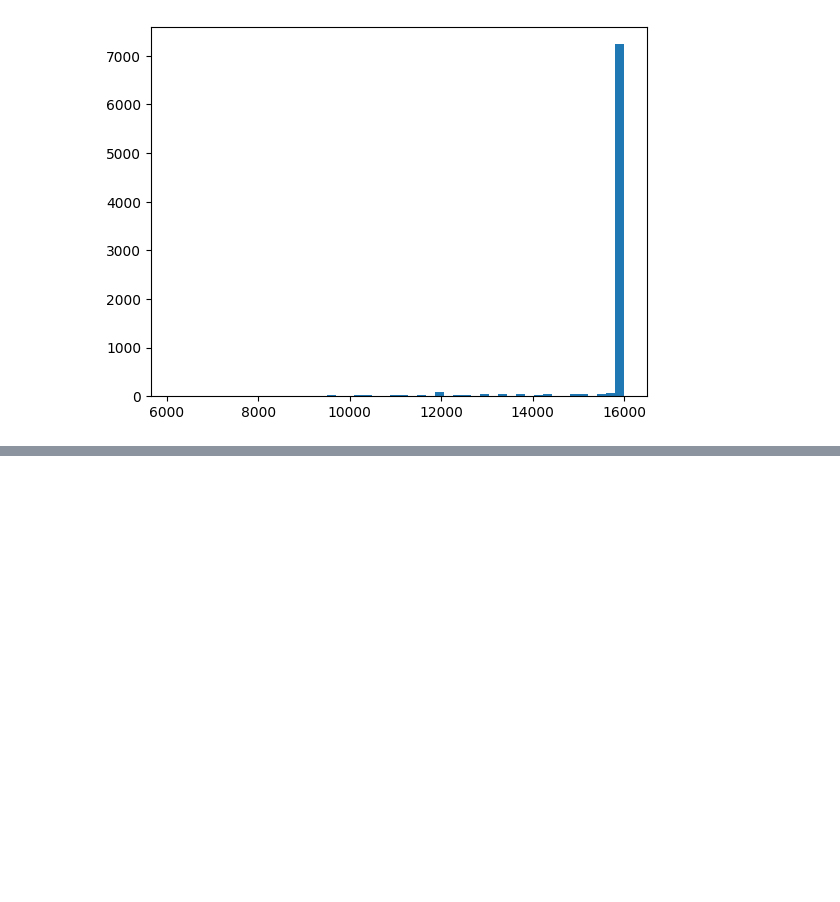
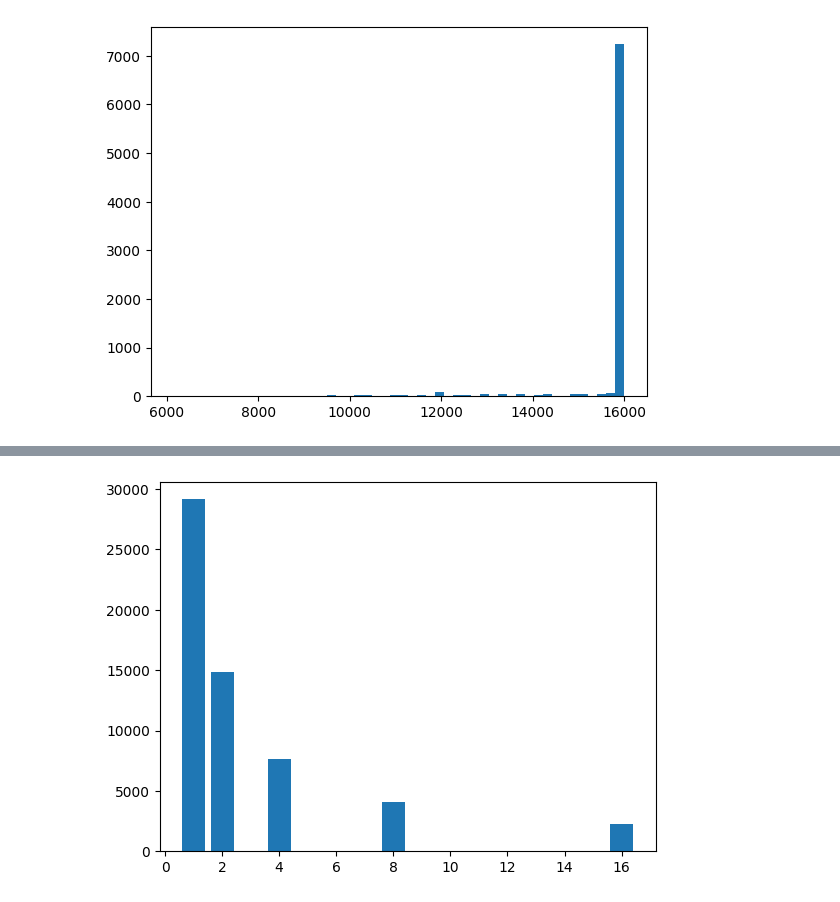
Before and after one commit to ankkarp/ITMO_GenSpeech, a Jupyter notebook: train.ipynb, the cells around one changed output, grey strips where cells are left out. Cells and saved outputs as stored; diff of their text form; code cells hidden in the pictures; blank space fills up the shorter version.

Commit message:
experiments with groups done

```diff
--- a/train.ipynb
+++ b/train.ipynb
@@ -168,6 +168,7 @@ class ModelTrainer:
         return epochs_without_improvement
 
     def log_metrics(self, run, metrics, epoch, progress_bar, n_epochs):
+        clear_output()
         progress_bar.set_postfix(metrics)
         run.log(metrics)
 
@@ -191,6 +192,8 @@ class ModelTrainer:
         metrics = {
             'epoch_training_time': time.time() - t0,
             'train_loss': float(loss),
+            'parameter_count': model.count_parameters(),
+            'flops': model.count_flops(next(iter(self.val_loader))[0])
         }
 
         return model, metrics
@@ -202,7 +205,7 @@ class ModelTrainer:
         optimizer = optim_class(model.parameters(), **optim_args)
         model = model.to(device)
         self.best_model_path = None
-        self.best_metric = None
+        self.best_metric = 0
         progress_bar = tqdm(range(n_epochs), desc='Training', leave=True)
         epochs_without_improvement = 0
         os.makedirs(self.checkpoint_folder, exist_ok=True)
@@ -279,7 +282,7 @@ def objective(trainer, trial, model_class, loss_fn, device, n_epochs=100):
     )
     return trainer.best_metric
 # %%
-train_loader = DataLoader(train_dataset, collate_fn=collate_fn, batch_size=512)
+train_loader = DataLoader(train_dataset, collate_fn=collate_fn, batch_size=512, shuffle=True)
 val_loader = DataLoader(val_dataset, collate_fn=collate_fn, batch_size=512)
 test_loader = DataLoader(test_dataset, collate_fn=collate_fn, batch_size=512)
 # %%
@@ -301,0 +305,2 @@ trained_model = trainer.optimize(
+# %%
+test_batch = next(iter(test_loader))[0]
@@ -301,0 +321,8 @@ trained_model = trainer.optimize(
+# %%
+n_groups_dict = {}
+for n_groups in [1, 2, 4, 8, 16]:
+    model = CNN(n_mels=80, n_groups=n_groups).to(device)
+    model.train()
+    model = trainer.train(model, loss_fn, optim.Adam, optim_args={'lr': 1e-4}, device=device,
+                  run_name=f'Adamlr1e-4_nmels80_ngroups{n_groups}', run_config={'n_mels': 80, 'lr': 1e-4, 'n_groups': n_groups})
+    n_groups_dict[n_groups] = {'model_params': model.count_parameters(), 'flops': model.count_flops(test_batch)}
@@ -301,0 +355,4 @@ trained_model = trainer.optimize(
+# %%
+plt.bar(x=n_groups_dict.keys(), height=list(map(lambda x: x['flops'], n_groups_dict.values())))
+# %% [output]
+[figure, added]
```
Also changed, not shown: parts of 8 cells of this notebook.
